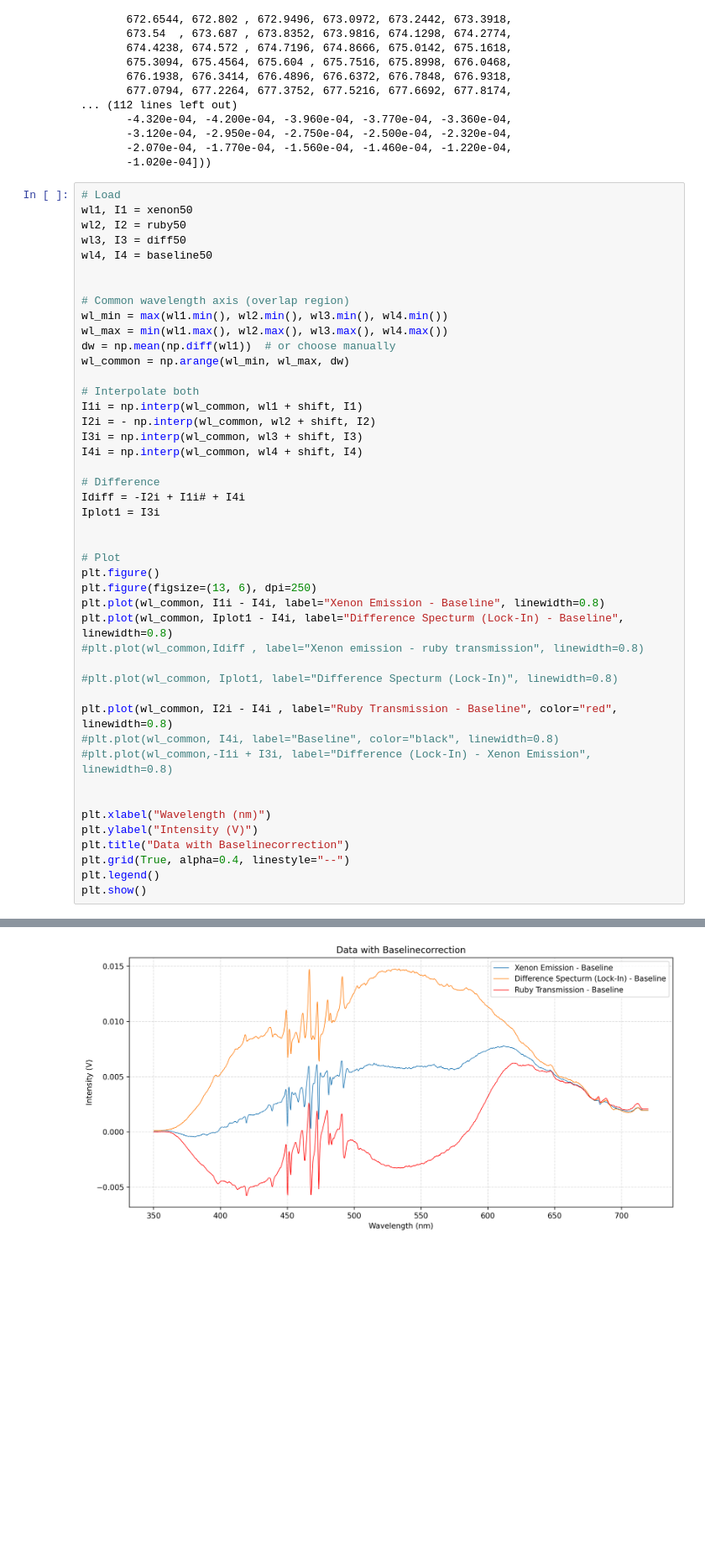
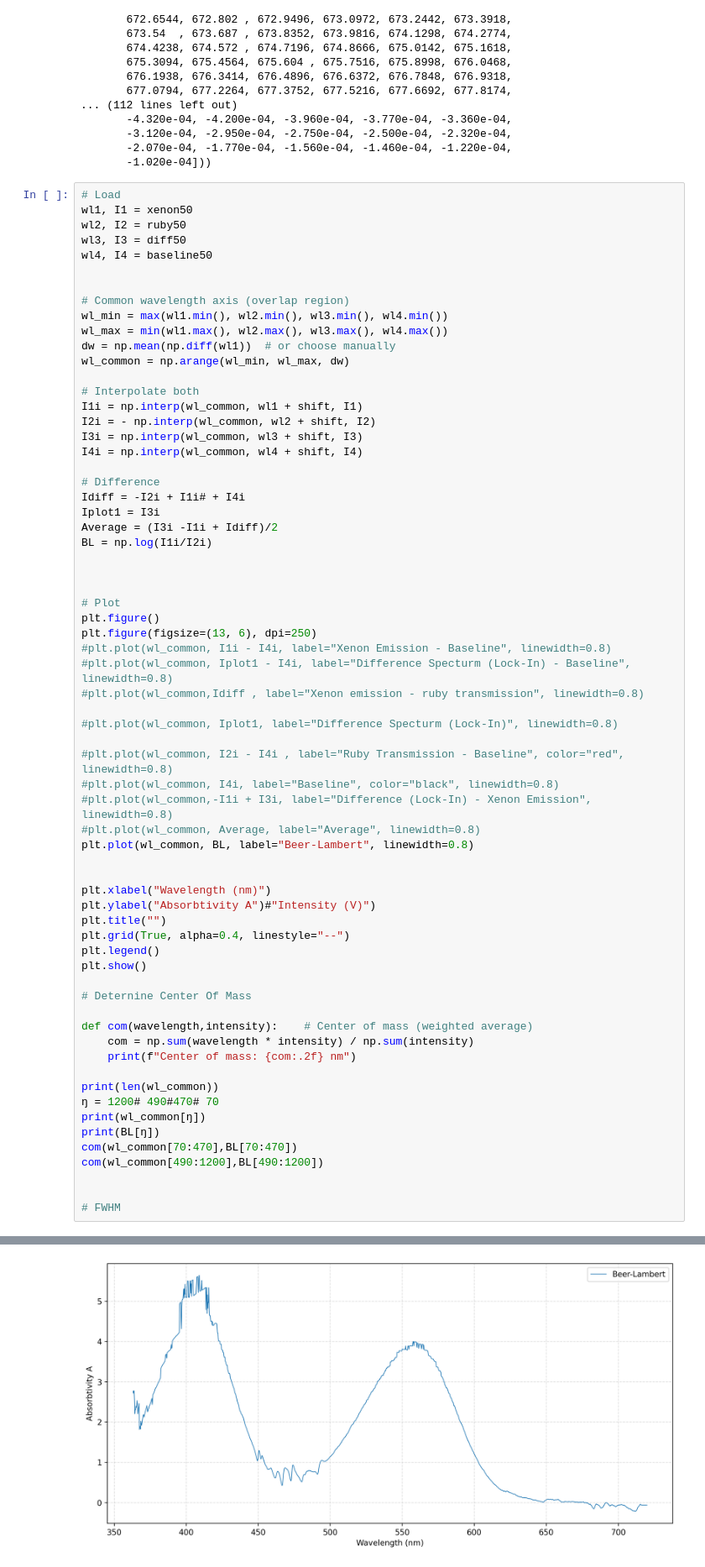
Before and after one commit to cembomembo/FP-Isolatorkristall, a Jupyter notebook: resources/data/SpectrumPlotter.ipynb, the cells around one changed output, grey strips where cells are left out. Shown at 84% size. Cells and saved outputs as stored; diff of their text form; blank space fills up the shorter version.

```diff
--- a/resources/data/SpectrumPlotter.ipynb
+++ b/resources/data/SpectrumPlotter.ipynb
@@ -282,36 +282,57 @@ dw = np.mean(np.diff(wl1))  # or choose manually
 wl_common = np.arange(wl_min, wl_max, dw)
 
 # Interpolate both
 I1i = np.interp(wl_common, wl1 + shift, I1)
 I2i = - np.interp(wl_common, wl2 + shift, I2)
 I3i = np.interp(wl_common, wl3 + shift, I3)
 I4i = np.interp(wl_common, wl4 + shift, I4)
 
 # Difference
 Idiff = -I2i + I1i# + I4i
 Iplot1 = I3i
+Average = (I3i -I1i + Idiff)/2
+BL = np.log(I1i/I2i)
+
 
 
 # Plot
 plt.figure()
 plt.figure(figsize=(13, 6), dpi=250)
-plt.plot(wl_common, I1i - I4i, label="Xenon Emission - Baseline", linewidth=0.8)
-plt.plot(wl_common, Iplot1 - I4i, label="Difference Specturm (Lock-In) - Baseline", linewidth=0.8)
+#plt.plot(wl_common, I1i - I4i, label="Xenon Emission - Baseline", linewidth=0.8)
+#plt.plot(wl_common, Iplot1 - I4i, label="Difference Specturm (Lock-In) - Baseline", linewidth=0.8)
 #plt.plot(wl_common,Idiff , label="Xenon emission - ruby transmission", linewidth=0.8)
 
 #plt.plot(wl_common, Iplot1, label="Difference Specturm (Lock-In)", linewidth=0.8)
 
-plt.plot(wl_common, I2i - I4i , label="Ruby Transmission - Baseline", color="red", linewidth=0.8)
+#plt.plot(wl_common, I2i - I4i , label="Ruby Transmission - Baseline", color="red", linewidth=0.8)
 #plt.plot(wl_common, I4i, label="Baseline", color="black", linewidth=0.8)
 #plt.plot(wl_common,-I1i + I3i, label="Difference (Lock-In) - Xenon Emission", linewidth=0.8)
+#plt.plot(wl_common, Average, label="Average", linewidth=0.8)
+plt.plot(wl_common, BL, label="Beer-Lambert", linewidth=0.8)
 
 
 plt.xlabel("Wavelength (nm)")
-plt.ylabel("Intensity (V)")
-plt.title("Data with Baselinecorrection")
+plt.ylabel("Absorbtivity A")#"Intensity (V)")
+plt.title("")
 plt.grid(True, alpha=0.4, linestyle="--")
 plt.legend()
 plt.show()
+
+# Deternine Center Of Mass
+
+def com(wavelength,intensity):    # Center of mass (weighted average)
+    com = np.sum(wavelength * intensity) / np.sum(intensity)
+    print(f"Center of mass: {com:.2f} nm")
+
+print(len(wl_common))
+ŋ = 1200# 490#470# 70
+print(wl_common[ŋ])
+print(BL[ŋ])
+com(wl_common[70:470],BL[70:470])
+com(wl_common[490:1200],BL[490:1200])
+
+
+# FWHM
 # %% [output]
 <Figure size 640x480 with 0 Axes>
-[figure, old version]
+[figure, new version]
```
Also changed, not shown: parts of 2 cells of this notebook, 3 other files.
